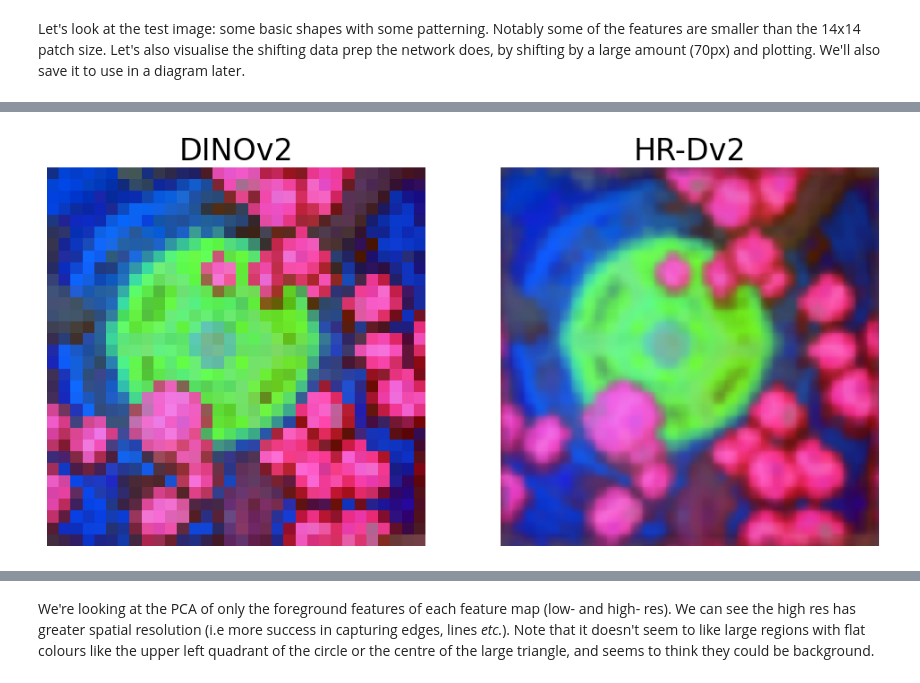
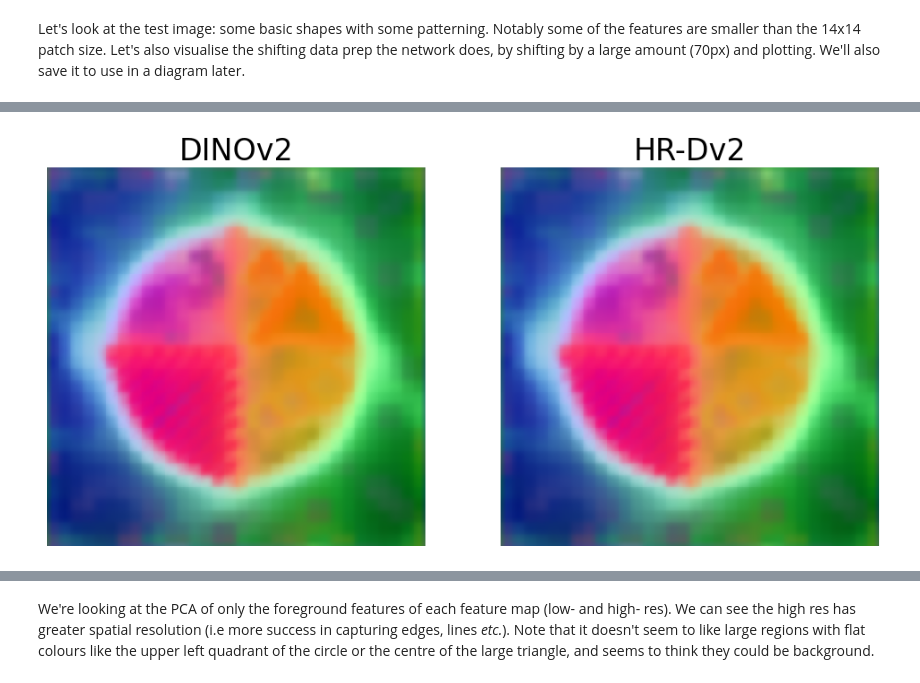
Before and after one commit to tldr-group/HR-Dv2, a Jupyter notebook: notebooks/explanation.ipynb, the cells around one changed output, grey strips where cells are left out. Cells and saved outputs as stored; diff of their text form; code cells hidden in the pictures.

```diff
--- a/notebooks/explanation.ipynb
+++ b/notebooks/explanation.ipynb
@@ -30,7 +30,7 @@ Using cache found in /home/ronan/.cache/torch/hub/facebookresearch_dinov2_main
 # %% [markdown]
 Let's look at the test image: some basic shapes with some patterning. Notably some of the features are smaller than the 14x14 patch size. Let's also visualise the shifting data prep the network does, by shifting by a large amount (70px) and plotting. We'll also save it to use in a diagram later.
 # %%
-test_tensor, test_img = tr.load_image("data/balls.jpeg", transform)
+test_tensor, test_img = tr.load_image("data/test_image_centred.png", transform)
 test_tensor = torch.nn.functional.interpolate(test_tensor.unsqueeze(0), (IMG_SIZE, IMG_SIZE))
 test_tensor = test_tensor.to(torch.float16).squeeze(0)
 
@@ -70,31 +71,31 @@ plt.imsave("out/shifted_features_lr.png" ,rescaled_shifted_feat_img)
 shift_dists = [i for i in range(1, 7)]
 transforms, inv_transforms = tr.get_shift_transforms(shift_dists, 'Moore')
 net.set_transforms(transforms, inv_transforms)
-high_res_features, low_res_features = net(test_tensor)
+high_res_features = net(test_tensor)
 # %%
-feat_arr_hr, feat_arr_lr = tr.to_numpy(high_res_features), tr.to_numpy(low_res_features)
+feat_arr_hr, feat_arr_lr = tr.to_numpy(high_res_features), tr.to_numpy(high_res_features)
 feat_arr_hr = feat_arr_hr.reshape((net.feat_dim, IMG_SIZE * IMG_SIZE))
 feat_arr_hr = feat_arr_hr.T
 
 fig, axs = plt.subplots(ncols=2, nrows=1)
 fig.set_size_inches(12, 6)
 titles = ["DINOv2", "HR-Dv2"]
 
 pcas: List[np.ndarray] = []
-features = [feat_arr_lr, feat_arr_hr]
+features = [feat_arr_hr, feat_arr_hr]
 i = 0
-for arr, shapes in zip(features, [(PATCH_H, PATCH_W, 3), (IMG_SIZE, IMG_SIZE, 3)]):
+for arr, shapes in zip(features, [(IMG_SIZE, IMG_SIZE, 3), (IMG_SIZE, IMG_SIZE, 3)]):
     feat_pca = do_single_pca(arr)
     rescale_feat_pca = rescale_pca(feat_pca)
     pcas.append(feat_pca)
 
     ax = axs[i]
     ax.imshow(rescale_feat_pca.reshape(shapes)[:, :, :])
     ax.set_title(titles[i], fontsize=24)
     ax.set_axis_off()
     i += 1
 # %% [output]
-[figure, old version]
+[figure, new version]
 # %%
 fig, axs = plt.subplots(ncols=3, nrows=1)
 fig.set_size_inches(20, 12)
```
Also changed, not shown: parts of 6 cells of this notebook, 8 other files.
